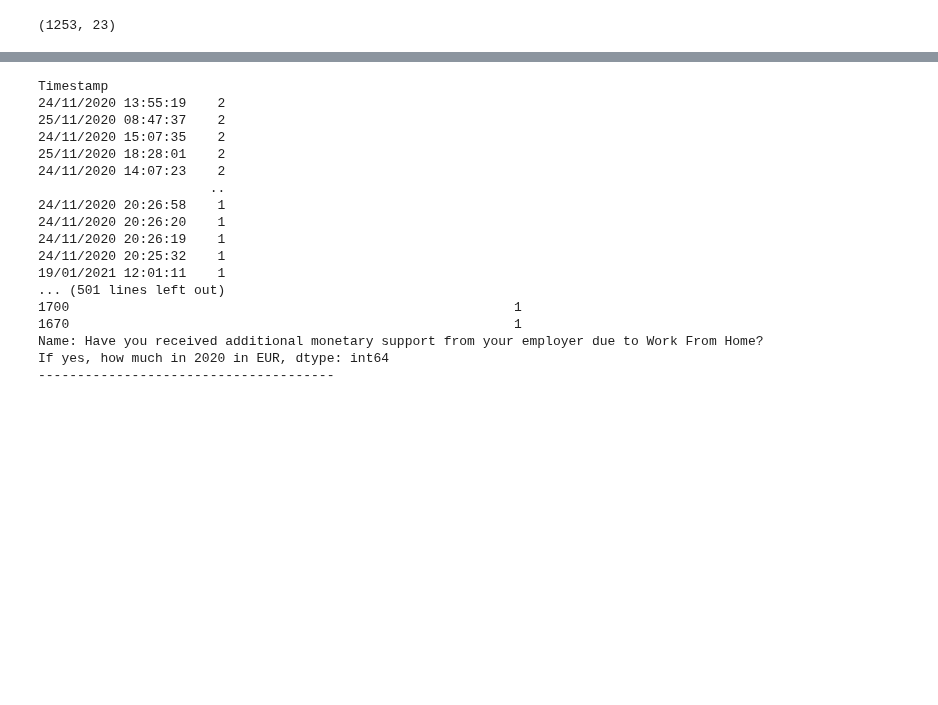
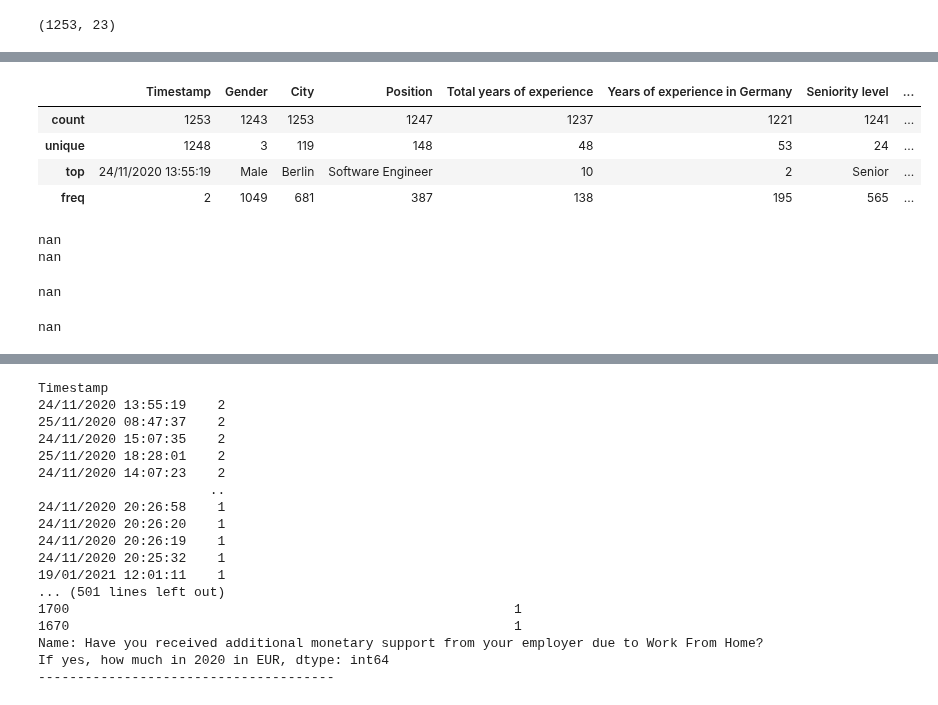
Before and after one commit to MatejMistik/upa-p2-data-analysis, a Jupyter notebook: main.ipynb, the cells around one changed output, grey strips where cells are left out. Drawn from its saved outputs; the diff is of its cells as text; code cells hidden in the pictures; blank space fills up the shorter version.

```diff
--- a/main.ipynb
+++ b/main.ipynb
@@ -60,0 +106,28 @@ df.describe()
+# %%
+df.describe(exclude='number')
+# %% [output]
+|  | Timestamp | Gender | City | Position | Total years of experience | Years of experience in Germany | Seniority level | ... |
+| count | 1253 | 1243 | 1253 | 1247 | 1237 | 1221 | 1241 | ... |
+| unique | 1248 | 3 | 119 | 148 | 48 | 53 | 24 | ... |
+| top | 24/11/2020 13:55:19 | Male | Berlin | Software Engineer | 10 | 2 | Senior | ... |
+| freq | 2 | 1049 | 681 | 387 | 138 | 195 | 565 | ... |
+# %%
+# geometric mean of some numerical columns
+dfGeo = df.copy()
+dfGeo.dropna(axis=0, inplace=True)
+geometric_mean = stats.gmean(df.loc[:,('Annual brutto salary (without bonus and stocks) one year ago. Only answer if staying in the same country')]).round(2)
+print(geometric_mean)
+geometric_mean = stats.gmean(df.loc[:,('Age')], axis=0).round(2)
+print(geometric_mean)
+# %% [output]
+nan
+nan
+# %%
+# harmonic mean of some numerical columns
+harmonic_mean = stats.hmean(df.loc[:,('Annual brutto salary (without bonus and stocks) one year ago. Only answer if staying in the same country')]).round(2)
+print(harmonic_mean)
+harmonic_mean = stats.hmean(df.loc[:,('Age')], axis=0).round(2)
+harmonic_mean
+# %% [output]
+nan
+nan
```
Also changed, not shown: parts of 21 cells of this notebook.
